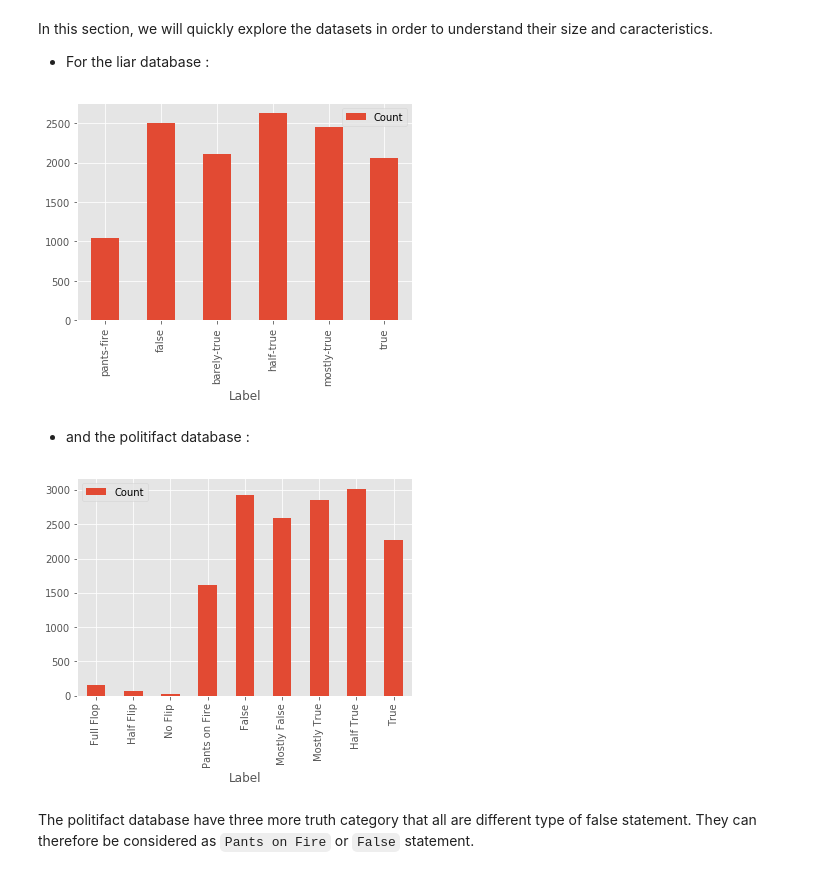
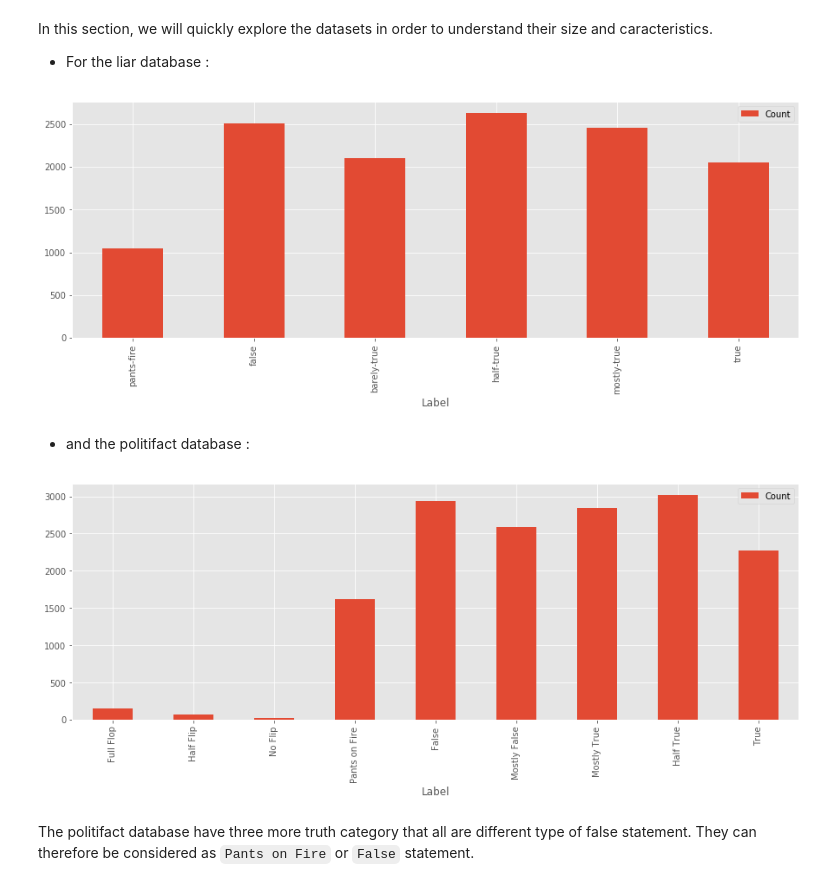
Before and after one commit to nicolasFontbonne/ADA-FakeNews, a Jupyter notebook: main_analysis.ipynb, the cells around one changed output. Drawn from its saved outputs; the diff is of its cells as text; code cells hidden in the pictures.

```diff
--- a/main_analysis.ipynb
+++ b/main_analysis.ipynb
@@ -229,12 +225,12 @@ In this section, we will quickly explore the datasets in order to understand the
 # %%
 label_distribution = liar_df.groupby("Label").count()
 label_distribution = label_distribution[["ID"]]
 label_distribution.columns = ["Count"]
 label_distribution = label_distribution.transpose()[['pants-fire', 'false', 'barely-true', 'half-true', 'mostly-true', 'true']].transpose()
-ax = label_distribution.plot(kind='bar')
+ax = label_distribution.plot(kind='bar', figsize = (15, 5))
 #label_distribution
 # %% [output]
-[figure, old version]
+[figure, new version]
 # %% [markdown]
 * and the politifact database :
 # %%
@@ -242,10 +238,10 @@ label_distribution = politifact_df.groupby("Label").count()
 label_distribution = label_distribution[["Date"]]
 label_distribution.columns = ["Count"]
 label_distribution = label_distribution.transpose()[['Full Flop', 'Half Flip', 'No Flip', 'Pants on Fire', 'False', 'Mostly False', 'Mostly True', 'Half True','True']].transpose()
-ax = label_distribution.plot(kind='bar')
+ax = label_distribution.plot(kind='bar', figsize = (15, 5))
 #label_distribution
 # %% [output]
-[figure, old version]
+[figure, new version]
 # %% [markdown]
 The politifact database have three more truth category that all are different type of false statement. They can therefore be considered as `Pants on Fire` or `False` statement.
 # %% [markdown]
```
Also changed, not shown: parts of 33 cells of this notebook, 4 other files.
